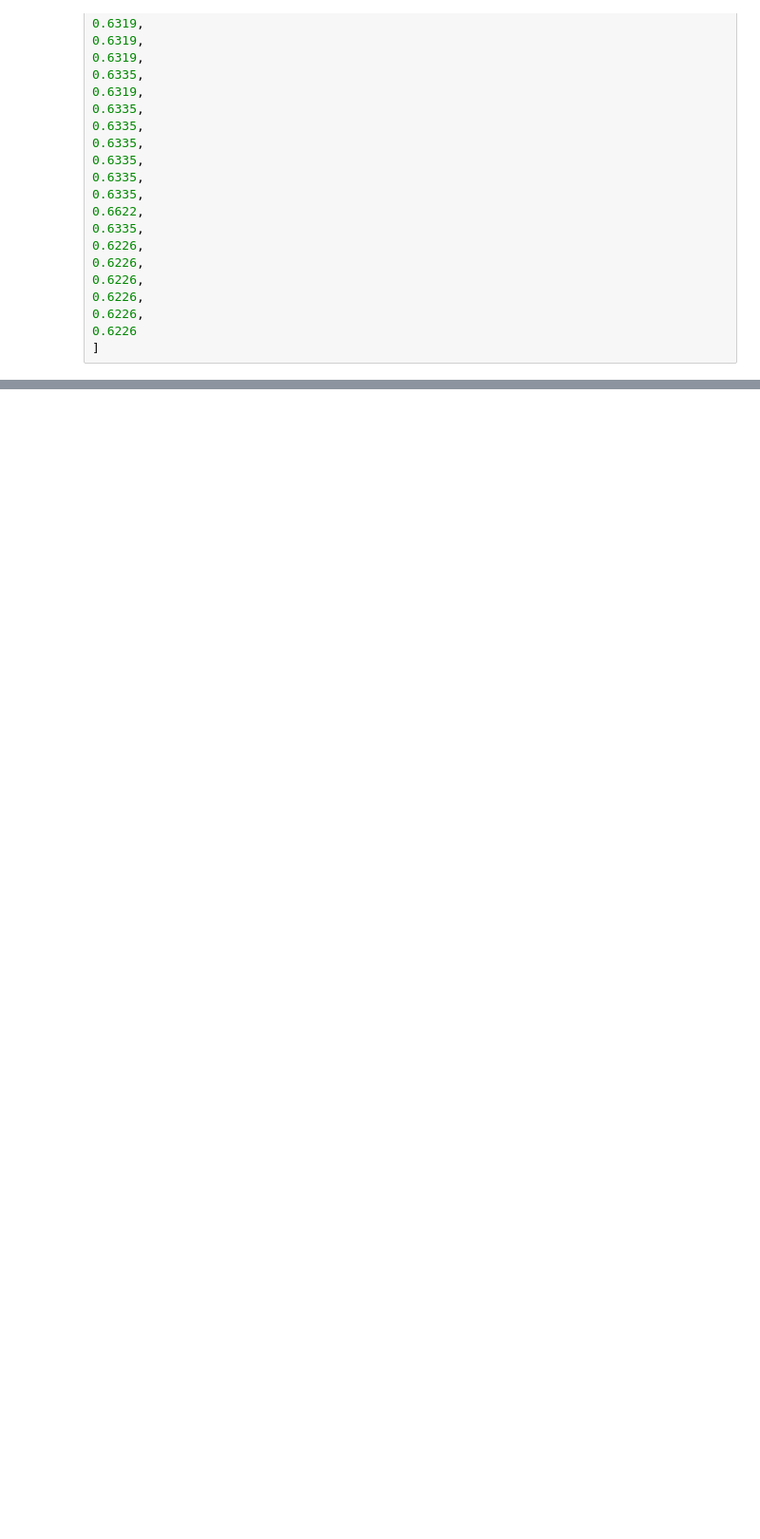
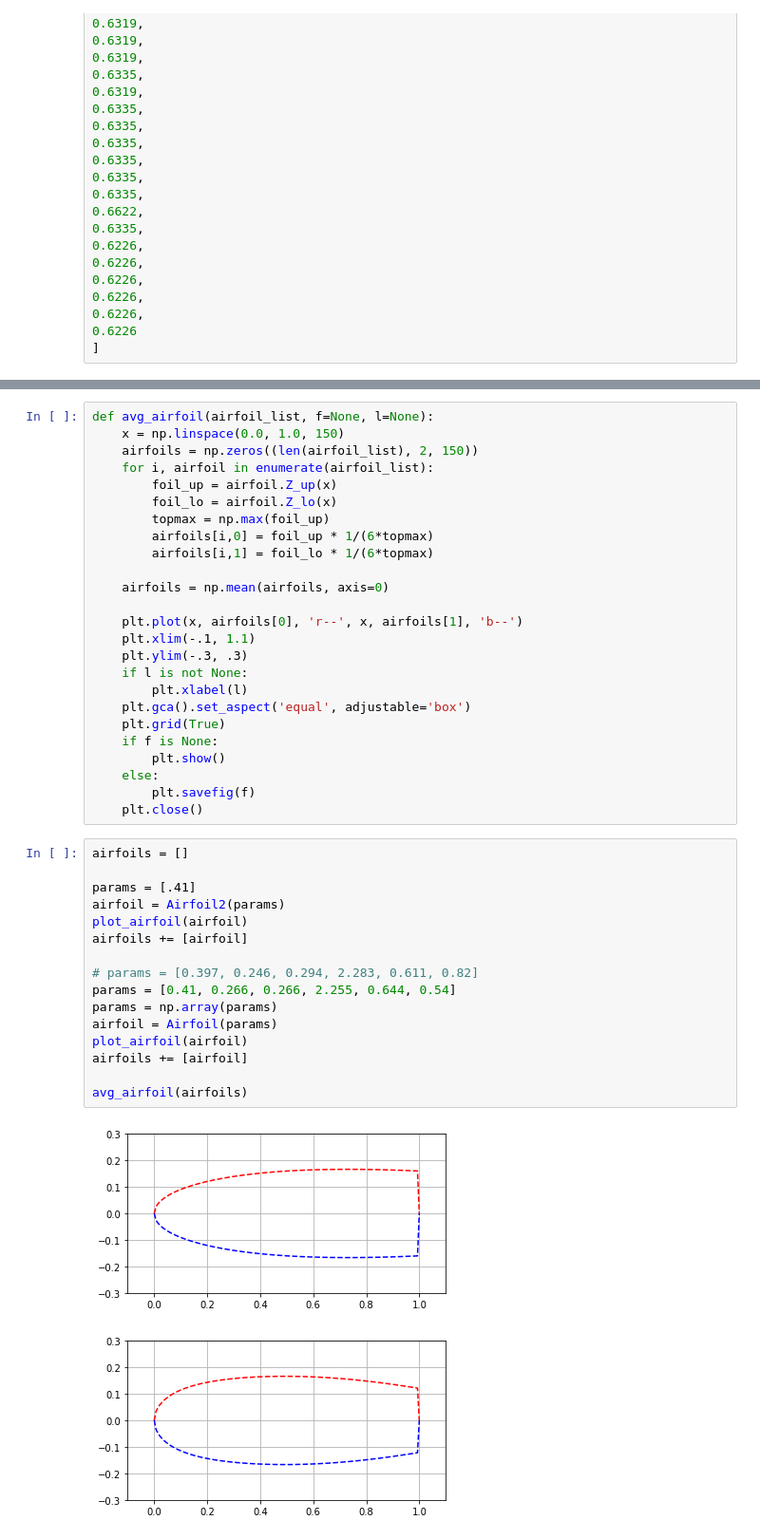
Before and after one commit to elipugh/aa222_project, a Jupyter notebook: results/plotting.ipynb, the cells around one changed output, grey strips where cells are left out. Shown at 95% size. Drawn from its saved outputs; the diff is of its cells as text; blank space fills up the shorter version.

```diff
--- a/results/plotting.ipynb
+++ b/results/plotting.ipynb
@@ -788,0 +826,44 @@ objs = [
+# %%
+def avg_airfoil(airfoil_list, f=None, l=None):
+    x = np.linspace(0.0, 1.0, 150)
+    airfoils = np.zeros((len(airfoil_list), 2, 150))
+    for i, airfoil in enumerate(airfoil_list):
+        foil_up = airfoil.Z_up(x)
+        foil_lo = airfoil.Z_lo(x)
+        topmax = np.max(foil_up)
+        airfoils[i,0] = foil_up * 1/(6*topmax)
+        airfoils[i,1] = foil_lo * 1/(6*topmax)
+
+    airfoils = np.mean(airfoils, axis=0)
+
+    plt.plot(x, airfoils[0], 'r--', x, airfoils[1], 'b--')
+    plt.xlim(-.1, 1.1)
+    plt.ylim(-.3, .3)
+    if l is not None:
+        plt.xlabel(l)
+    plt.gca().set_aspect('equal', adjustable='box')
+    plt.grid(True)
+    if f is None:
+        plt.show()
+    else:
+        plt.savefig(f)
+    plt.close()
+# %%
+airfoils = []
+
+params = [.41]
+airfoil = Airfoil2(params)
+plot_airfoil(airfoil)
+airfoils += [airfoil]
+
+# params = [0.397, 0.246, 0.294, 2.283, 0.611, 0.82]
+params = [0.41, 0.266, 0.266, 2.255, 0.644, 0.54]
+params = np.array(params)
+airfoil = Airfoil(params)
+plot_airfoil(airfoil)
+airfoils += [airfoil]
+
+avg_airfoil(airfoils)
+# %% [output]
+[figure, added]
+[figure, added]
```
Also changed, not shown: parts of 19 cells of this notebook.
